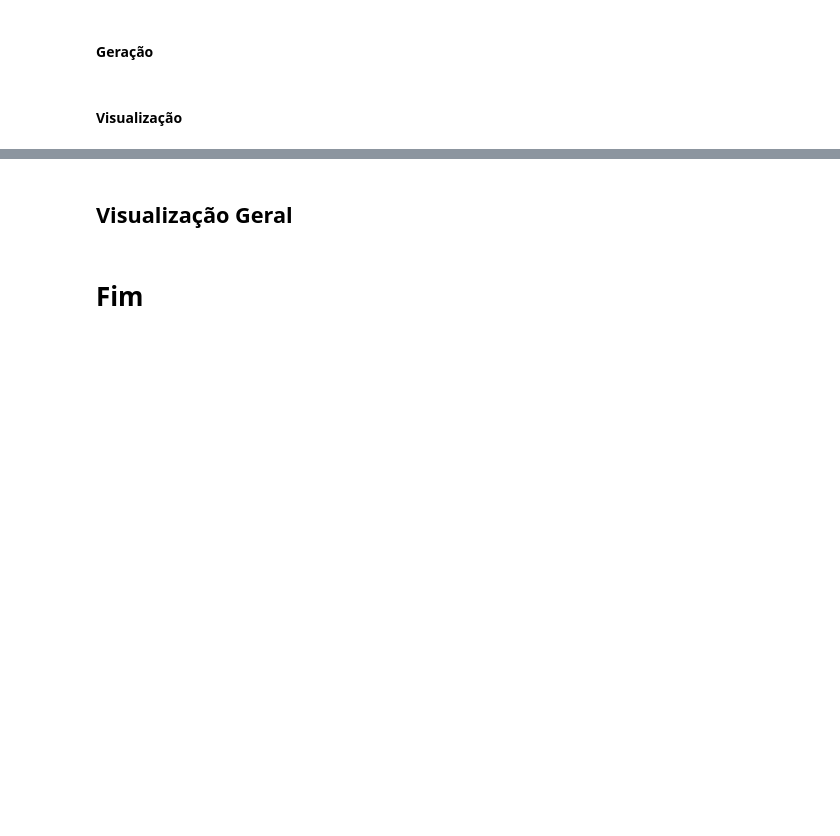
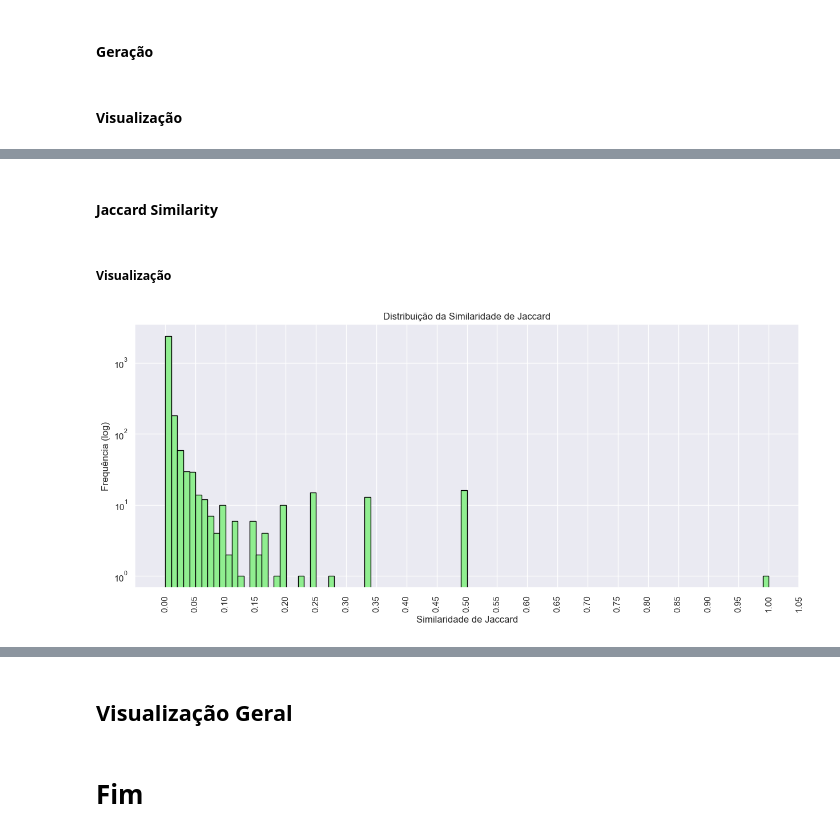
Before and after one commit to lealeric/Codigo_TCC, a Jupyter notebook: TCC_ERIC.ipynb, the cells around one changed output, grey strips where cells are left out. Saved outputs shown, nothing was run; the diff lists cells and outputs as text; code cells hidden in the pictures; blank space fills up the shorter version.

```diff
--- a/TCC_ERIC.ipynb
+++ b/TCC_ERIC.ipynb
@@ -1460,0 +1638,5 @@ Attributes: {}
+# %%
+comunidades = [[{0, 1, 2, 3, 4}], [{0,4}, {1, 2, 3}], [{0, 1, 2, 3}, {4}], [{0,1}, {2, 3}, {4}]]
+
+for i, comunidade in enumerate(comunidades):
+    print(f"Modularidade da comunidade {i+1}: {geosocial.geo_social_modularity(comunidade, d=d)}")
@@ -1812,0 +1997,5 @@ sorted_estatisticas_aglomerado = {i: estatisticas_aglomerado[i] for i in myKeys}
+# %%
+comunidades_social = nx.community.greedy_modularity_communities(grafo)
+comunidades_geo = nx.community.greedy_modularity_communities(grafo_geo)
+comunidades_social_05 = nx.community.greedy_modularity_communities(grafo, resolution=0.5)
+comunidades_social_099 = nx.community.greedy_modularity_communities(grafo, resolution=0.99)
@@ -1812,0 +2016,41 @@ sorted_estatisticas_aglomerado = {i: estatisticas_aglomerado[i] for i in myKeys}
+# %% [markdown]
+#### Jaccard Similarity
+# %%
+# Initialize the matrix with zeros
+jaccard_matrix = np.zeros((len(comunidades_social), len(comunidades_social_099)))
+
+# Iterate over each pair of communities
+for i, com_social in tqdmBasic(enumerate(comunidades_social), total=len(comunidades_social)):
+    for j, com_geo in enumerate(comunidades_social_099):
+        jaccard_value = jaccard_similarity(set(com_social), set(com_geo))
+
+        jaccard_matrix[i, j] = jaccard_value
+# %%
+# Initialize the matrix with zeros
+jaccard_matrix = np.zeros((len(comunidades_social), len(comunidades_geo)))
+
+# Iterate over each pair of communities
+for i, com_social in tqdmBasic(enumerate(comunidades_social), total=len(comunidades_social)):
+    for j, com_geo in enumerate(comunidades_geo):
+        jaccard_value = jaccard_similarity(set(com_social), set(com_geo))
+
+        jaccard_matrix[i, j] = jaccard_value
+# %% [markdown]
+##### Visualização
+# %%
+# store the jaccard similarity values different from zero in a list
+jaccard_values = jaccard_matrix[jaccard_matrix != 0]
+
+# Plot the histogram of the Jaccard similarity values in logarithmic scale
+plt.figure(figsize=(15, 6))
+plt.hist(jaccard_values, bins=100, color='lightgreen', edgecolor='black', log=True)
+plt.xlabel('Similaridade de Jaccard')
+plt.xticks(np.arange(0, 1.1, 0.05), rotation=90)
+
+
+plt.ylabel('Frequência (log)')
+plt.title('Distribuição da Similaridade de Jaccard')
+
+plt.show()
+# %% [output]
+[figure, added]
```
Also changed, not shown: parts of 100 cells of this notebook, 25 other files.
